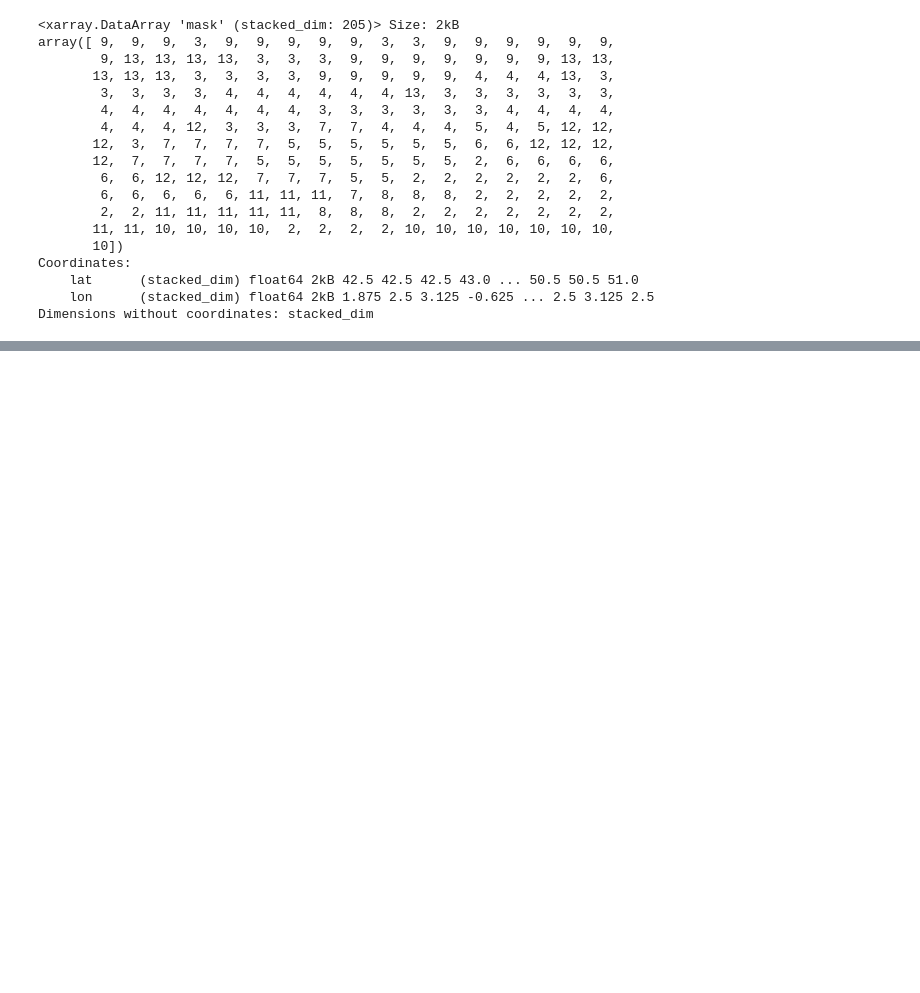
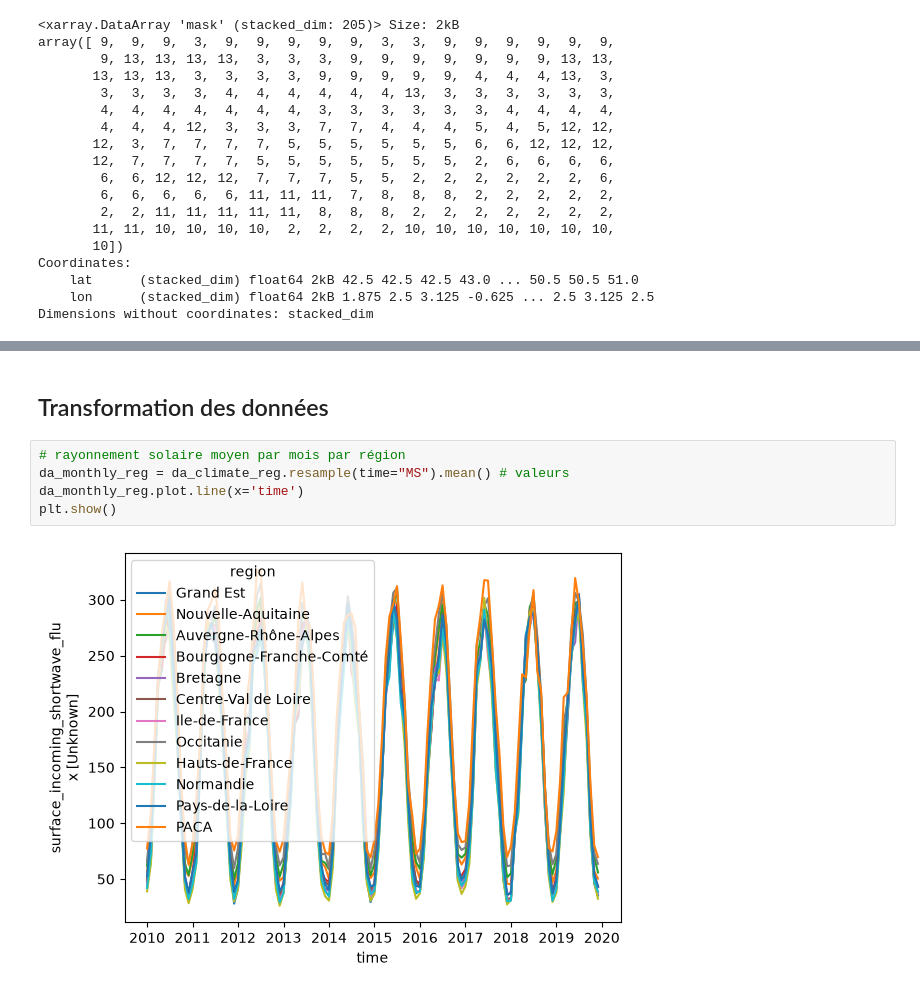
Before and after one commit to Troisieme-111/VRE-France-project, a Jupyter notebook: project_vre.ipynb, the cells around one changed output, grey strips where cells are left out. Drawn from its saved outputs; the diff is of its cells as text; blank space fills up the shorter version.

```diff
--- a/project_vre.ipynb
+++ b/project_vre.ipynb
@@ -176,0 +141,9 @@ Chaque region a chaque mois *un facteur de charge*
+# %% [markdown]
+## Transformation des données
+# %%
+# rayonnement solaire moyen par mois par région
+da_monthly_reg = da_climate_reg.resample(time="MS").mean() # valeurs
+da_monthly_reg.plot.line(x='time')
+plt.show()
+# %% [output]
+[figure, added]
```
Also changed, not shown: parts of 21 cells of this notebook.
